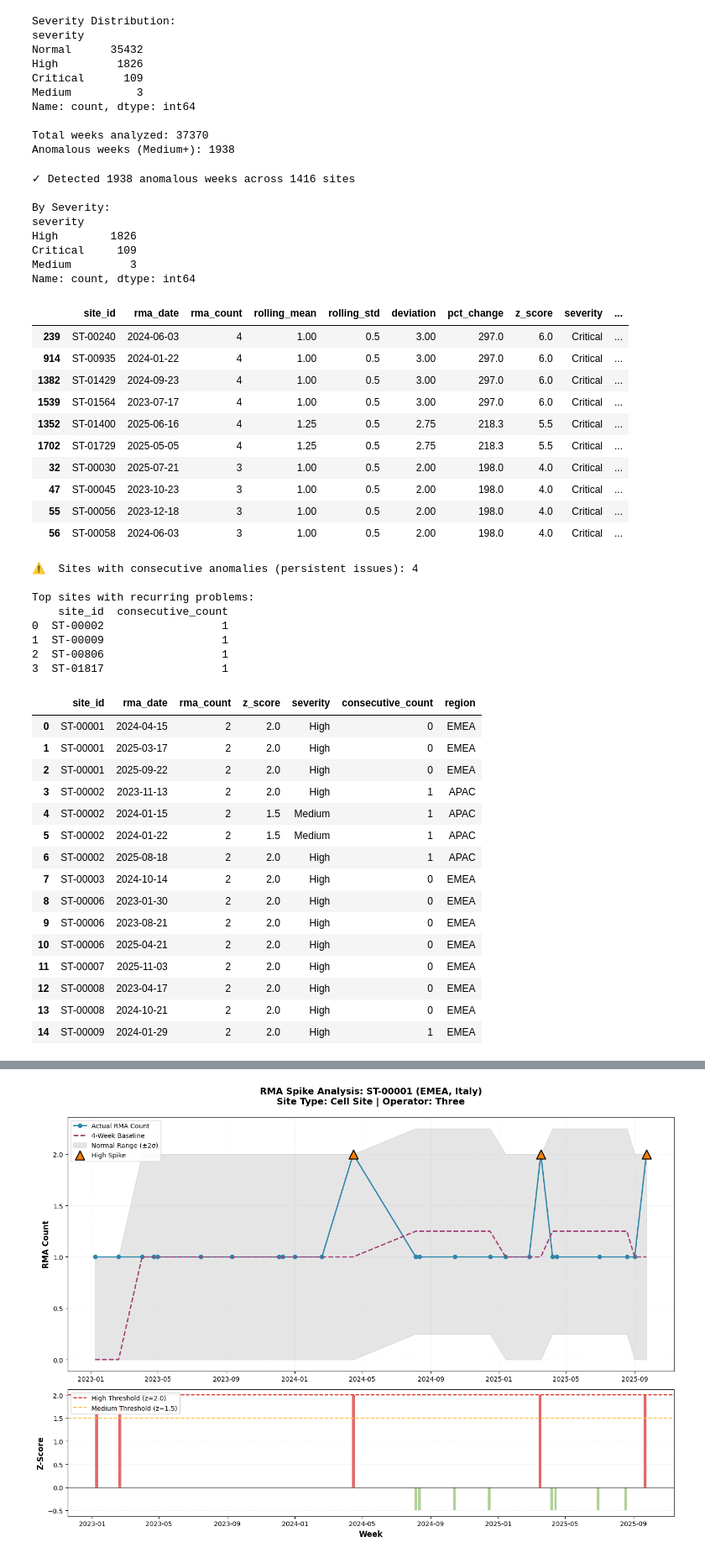
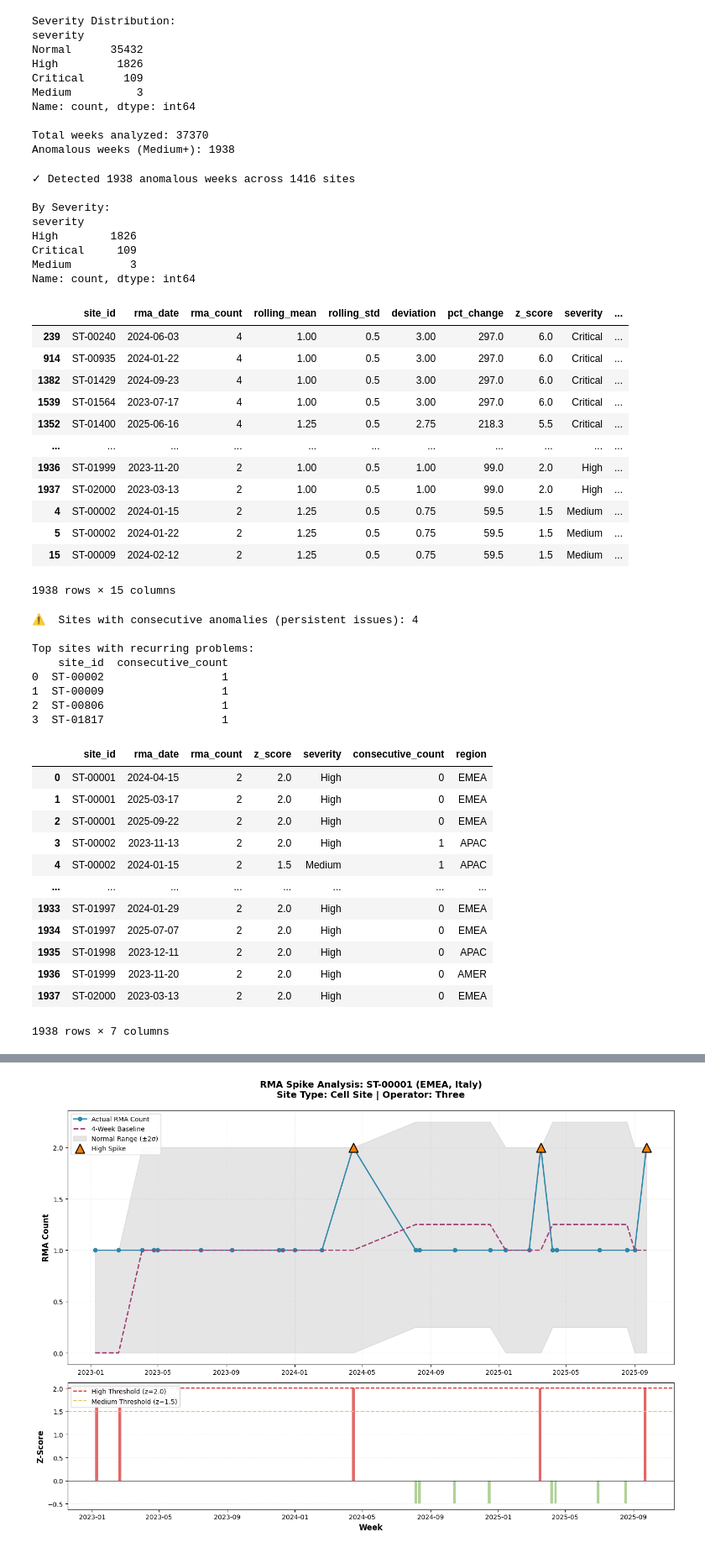
Before and after one commit to miskibin/task, a Jupyter notebook: research/rma_analysis.ipynb, the cells around one changed output, grey strips where cells are left out. Shown at 84% size. Drawn from its saved outputs; the diff is of its cells as text; code cells hidden in the pictures.

```diff
--- a/research/rma_analysis.ipynb
+++ b/research/rma_analysis.ipynb
@@ -174,7 +172,7 @@ Name: count, dtype: int64
 Total weeks analyzed: 37370
 Anomalous weeks (Medium+): 1938
 # %%
-# STEP 4: Identify and Enrich Anomalies
+# Identify and Enrich Anomalies
 anomalies = weekly_ts[weekly_ts['severity'].isin(['Medium', 'High', 'Critical'])].copy()
 
 # Merge with site metadata
@@ -200,7 +198,7 @@ anomalies = anomalies.sort_values(['severity', 'z_score'], ascending=[True, Fals
 print(f"\n✓ Detected {len(anomalies)} anomalous weeks across {anomalies['site_id'].nunique()} sites")
 print(f"\nBy Severity:")
 print(anomalies['severity'].value_counts())
-anomalies.head(10)
+anomalies
 # %% [output]
 ✓ Detected 1938 anomalous weeks across 1416 sites
 
@@ -216,11 +214,13 @@ Name: count, dtype: int64
 | 1382 | ST-01429 | 2024-09-23 | 4 | 1.00 | 0.5 | 3.00 | 297.0 | 6.0 | Critical | ... |
 | 1539 | ST-01564 | 2023-07-17 | 4 | 1.00 | 0.5 | 3.00 | 297.0 | 6.0 | Critical | ... |
 | 1352 | ST-01400 | 2025-06-16 | 4 | 1.25 | 0.5 | 2.75 | 218.3 | 5.5 | Critical | ... |
-| 1702 | ST-01729 | 2025-05-05 | 4 | 1.25 | 0.5 | 2.75 | 218.3 | 5.5 | Critical | ... |
-| 32 | ST-00030 | 2025-07-21 | 3 | 1.00 | 0.5 | 2.00 | 198.0 | 4.0 | Critical | ... |
-| 47 | ST-00045 | 2023-10-23 | 3 | 1.00 | 0.5 | 2.00 | 198.0 | 4.0 | Critical | ... |
-| 55 | ST-00056 | 2023-12-18 | 3 | 1.00 | 0.5 | 2.00 | 198.0 | 4.0 | Critical | ... |
-| 56 | ST-00058 | 2024-06-03 | 3 | 1.00 | 0.5 | 2.00 | 198.0 | 4.0 | Critical | ... |
+| ... | ... | ... | ... | ... | ... | ... | ... | ... | ... | ... |
+| 1936 | ST-01999 | 2023-11-20 | 2 | 1.00 | 0.5 | 1.00 | 99.0 | 2.0 | High | ... |
+| 1937 | ST-02000 | 2023-03-13 | 2 | 1.00 | 0.5 | 1.00 | 99.0 | 2.0 | High | ... |
+| 4 | ST-00002 | 2024-01-15 | 2 | 1.25 | 0.5 | 0.75 | 59.5 | 1.5 | Medium | ... |
+| 5 | ST-00002 | 2024-01-22 | 2 | 1.25 | 0.5 | 0.75 | 59.5 | 1.5 | Medium | ... |
+| 15 | ST-00009 | 2024-02-12 | 2 | 1.25 | 0.5 | 0.75 | 59.5 | 1.5 | Medium | ... |
+1938 rows × 15 columns
 # %%
 # STEP 5: Detect Consecutive Spikes (Persistent Issues)
 # Sites with multiple consecutive anomalous weeks indicate systemic problems
@@ -246,44 +246,41 @@ consecutive_sites = (
     .sort_values('consecutive_count', ascending=False)
 )
 
 print(f"\n⚠️  Sites with consecutive anomalies (persistent issues): {len(consecutive_sites)}")
 print("\nTop sites with recurring problems:")
 print(consecutive_sites.head(10))
 
 # Add this info to anomalies table
 anomalies = anomalies.merge(
     consecutive_sites[['site_id', 'consecutive_count']],
     on='site_id',
     how='left'
 )
 anomalies['consecutive_count'] = anomalies['consecutive_count'].fillna(0).astype(int)
 
-anomalies[['site_id', 'rma_date', 'rma_count', 'z_score', 'severity', 'consecutive_count', 'region']].head(15)
+anomalies[['site_id', 'rma_date', 'rma_count', 'z_score', 'severity', 'consecutive_count', 'region']]
 # %% [output]
 ⚠️  Sites with consecutive anomalies (persistent issues): 4
 
 Top sites with recurring problems:
     site_id  consecutive_count
 0  ST-00002                  1
 1  ST-00009                  1
 2  ST-00806                  1
 3  ST-01817                  1
 |  | site_id | rma_date | rma_count | z_score | severity | consecutive_count | region |
 | 0 | ST-00001 | 2024-04-15 | 2 | 2.0 | High | 0 | EMEA |
 | 1 | ST-00001 | 2025-03-17 | 2 | 2.0 | High | 0 | EMEA |
 | 2 | ST-00001 | 2025-09-22 | 2 | 2.0 | High | 0 | EMEA |
 | 3 | ST-00002 | 2023-11-13 | 2 | 2.0 | High | 1 | APAC |
 | 4 | ST-00002 | 2024-01-15 | 2 | 1.5 | Medium | 1 | APAC |
-| 5 | ST-00002 | 2024-01-22 | 2 | 1.5 | Medium | 1 | APAC |
-| 6 | ST-00002 | 2025-08-18 | 2 | 2.0 | High | 1 | APAC |
-| 7 | ST-00003 | 2024-10-14 | 2 | 2.0 | High | 0 | EMEA |
-| 8 | ST-00006 | 2023-01-30 | 2 | 2.0 | High | 0 | EMEA |
-| 9 | ST-00006 | 2023-08-21 | 2 | 2.0 | High | 0 | EMEA |
-| 10 | ST-00006 | 2025-04-21 | 2 | 2.0 | High | 0 | EMEA |
-| 11 | ST-00007 | 2025-11-03 | 2 | 2.0 | High | 0 | EMEA |
-| 12 | ST-00008 | 2023-04-17 | 2 | 2.0 | High | 0 | EMEA |
-| 13 | ST-00008 | 2024-10-21 | 2 | 2.0 | High | 0 | EMEA |
-| 14 | ST-00009 | 2024-01-29 | 2 | 2.0 | High | 1 | EMEA |
+| ... | ... | ... | ... | ... | ... | ... | ... |
+| 1933 | ST-01997 | 2024-01-29 | 2 | 2.0 | High | 0 | EMEA |
+| 1934 | ST-01997 | 2025-07-07 | 2 | 2.0 | High | 0 | EMEA |
+| 1935 | ST-01998 | 2023-12-11 | 2 | 2.0 | High | 0 | APAC |
+| 1936 | ST-01999 | 2023-11-20 | 2 | 2.0 | High | 0 | AMER |
+| 1937 | ST-02000 | 2023-03-13 | 2 | 2.0 | High | 0 | EMEA |
+1938 rows × 7 columns
 # %%
 # per site failures
 
```
Also changed, not shown: parts of 3 cells of this notebook, 4 other files.
